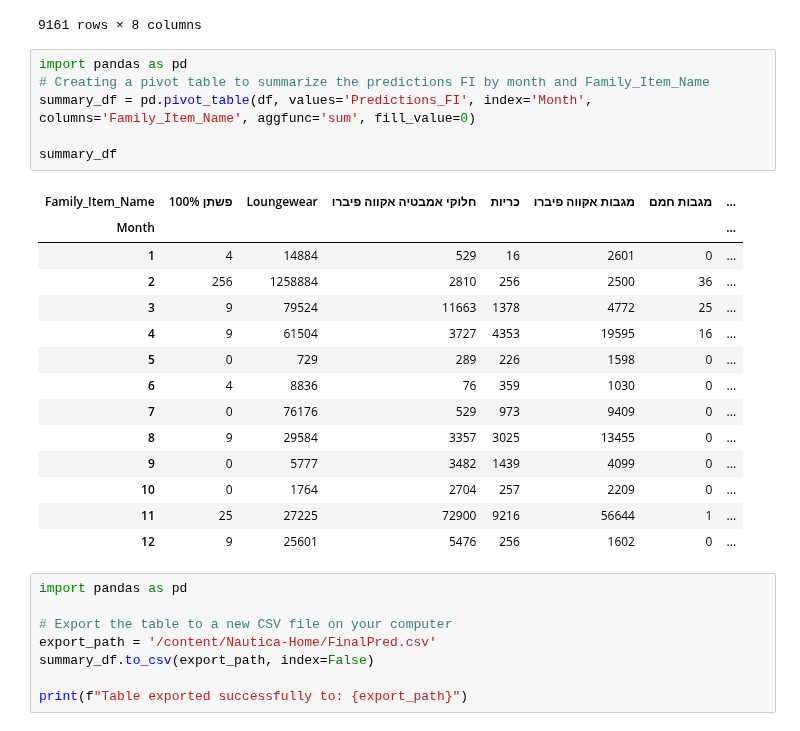
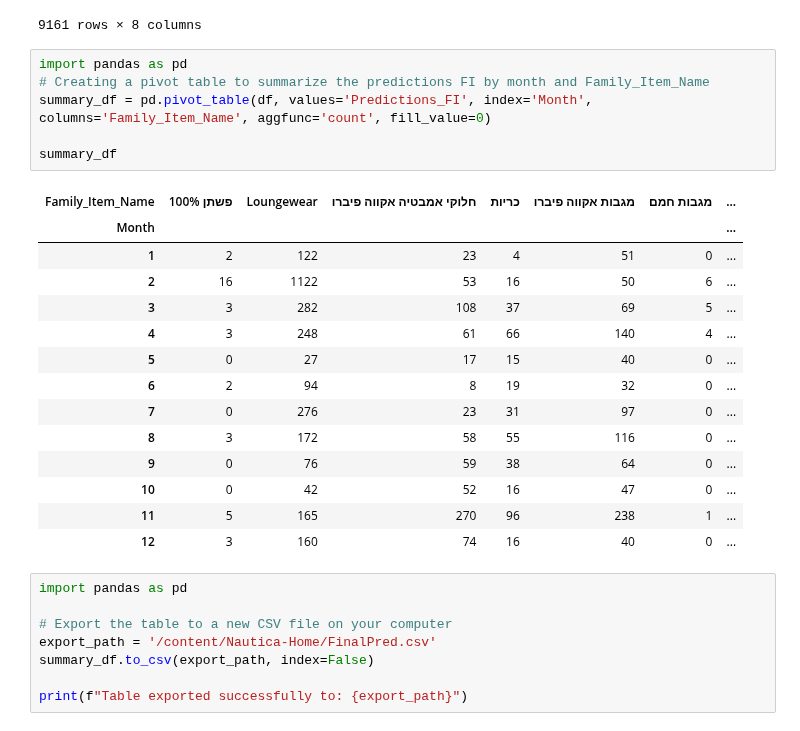
Before and after one commit to Nlasry1996/Nautica-Home, a Jupyter notebook: FamilyItemPred.ipynb, the cells around one changed output. Drawn from its saved outputs; the diff is of its cells as text.

```diff
--- a/FamilyItemPred.ipynb
+++ b/FamilyItemPred.ipynb
@@ -679,24 +679,24 @@ df
 # %%
 import pandas as pd
 # Creating a pivot table to summarize the predictions FI by month and Family_Item_Name
-summary_df = pd.pivot_table(df, values='Predictions_FI', index='Month', columns='Family_Item_Name', aggfunc='sum', fill_value=0)
+summary_df = pd.pivot_table(df, values='Predictions_FI', index='Month', columns='Family_Item_Name', aggfunc='count', fill_value=0)
 
 summary_df
 # %% [output]
 | Family_Item_Name | 100% פשתן | Loungewear | חלוקי אמבטיה אקווה פיברו | כריות | מגבות אקווה פיברו | מגבות חמם | ... |
 | Month |  |  |  |  |  |  | ... |
-| 1 | 4 | 14884 | 529 | 16 | 2601 | 0 | ... |
-| 2 | 256 | 1258884 | 2810 | 256 | 2500 | 36 | ... |
-| 3 | 9 | 79524 | 11663 | 1378 | 4772 | 25 | ... |
-| 4 | 9 | 61504 | 3727 | 4353 | 19595 | 16 | ... |
-| 5 | 0 | 729 | 289 | 226 | 1598 | 0 | ... |
-| 6 | 4 | 8836 | 76 | 359 | 1030 | 0 | ... |
-| 7 | 0 | 76176 | 529 | 973 | 9409 | 0 | ... |
-| 8 | 9 | 29584 | 3357 | 3025 | 13455 | 0 | ... |
-| 9 | 0 | 5777 | 3482 | 1439 | 4099 | 0 | ... |
-| 10 | 0 | 1764 | 2704 | 257 | 2209 | 0 | ... |
-| 11 | 25 | 27225 | 72900 | 9216 | 56644 | 1 | ... |
-| 12 | 9 | 25601 | 5476 | 256 | 1602 | 0 | ... |
+| 1 | 2 | 122 | 23 | 4 | 51 | 0 | ... |
+| 2 | 16 | 1122 | 53 | 16 | 50 | 6 | ... |
+| 3 | 3 | 282 | 108 | 37 | 69 | 5 | ... |
+| 4 | 3 | 248 | 61 | 66 | 140 | 4 | ... |
+| 5 | 0 | 27 | 17 | 15 | 40 | 0 | ... |
+| 6 | 2 | 94 | 8 | 19 | 32 | 0 | ... |
+| 7 | 0 | 276 | 23 | 31 | 97 | 0 | ... |
+| 8 | 3 | 172 | 58 | 55 | 116 | 0 | ... |
+| 9 | 0 | 76 | 59 | 38 | 64 | 0 | ... |
+| 10 | 0 | 42 | 52 | 16 | 47 | 0 | ... |
+| 11 | 5 | 165 | 270 | 96 | 238 | 1 | ... |
+| 12 | 3 | 160 | 74 | 16 | 40 | 0 | ... |
 # %%
 import pandas as pd
 
```
